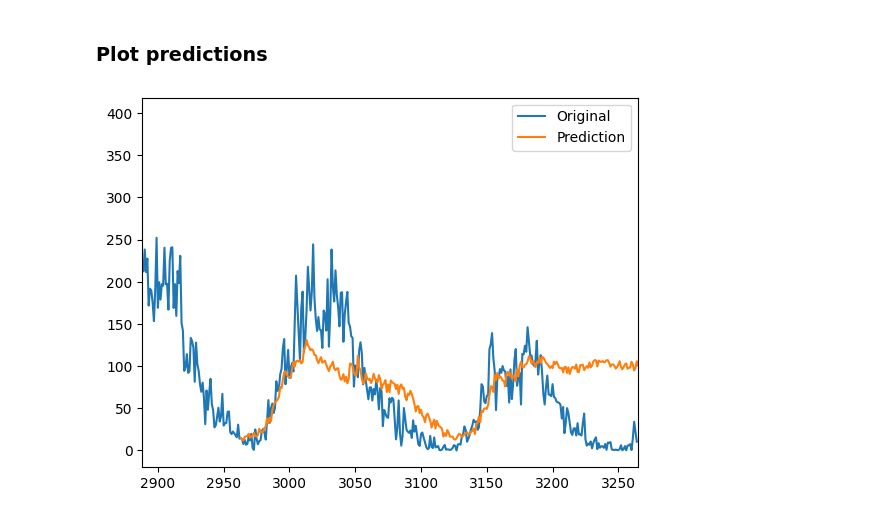
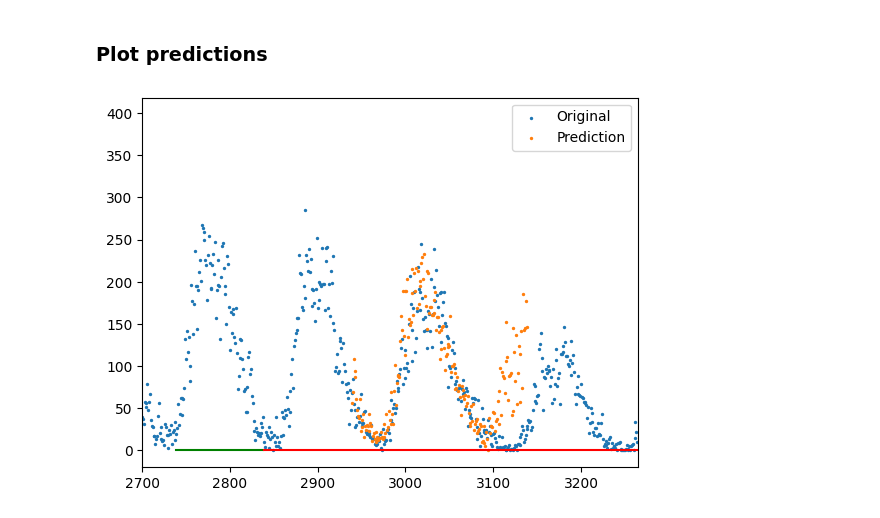
Before and after one commit to Wotaker/timeseries-models, a Jupyter notebook: models/XGB/xgb.ipynb, the cells around one changed output. Drawn from its saved outputs; the diff is of its cells as text; code cells hidden in the pictures.

Commit message:
Window forecast with XGB

```diff
--- a/models/XGB/xgb.ipynb
+++ b/models/XGB/xgb.ipynb
@@ -109,7 +116,7 @@ XGBRegressor(base_score=None, booster=None, callbacks=None,
 # %% [markdown]
 `window`, is an ndarrray $1\times \text{N\_STEPS\_IN}$. We make a prediction based on `window` (single example -> single prediction), then move the `window` right, so that it now contains the prediction. Lastly, we save the prediction to the `predictions` 1D array
 # %%
-def get_predictions(init_window, pretrained_model):
+def ar_forecast(init_window: npt.NDArray[np.float64], pretrained_model: xgb.XGBRegressor) -> npt.NDArray[np.float64]:
 
     predictions = np.array([])
     for _ in range(test_obs):
@@ -119,19 +126,35 @@ def get_predictions(init_window, pretrained_model):
         predictions = np.append(predictions, prediction[0, 0])
 
     return predictions
+
+def window_forecast(past_data: npt.NDArray[np.float64], pretrained_model: xgb.XGBRegressor) -> npt.NDArray[np.float64]:
+
+    return np.squeeze(pretrained_model.predict(np.reshape(past_data, (1, -1))))
+# %%
+test_x = sunspots_total[train_obs - 1 + 100:].values
 # %%
-init_window = np.expand_dims(train_x[-1], axis=0)
-predictions = get_predictions(init_window, xgb_reg)
+if N_STEPS_OUT == 1:
+    init_window = np.expand_dims(train_x[-1], axis=0)
+    forecast = ar_forecast(init_window, xgb_reg)
+else:
+    forecast = window_forecast(test_x[:100], xgb_reg)
 # %% [markdown]
 ### Plot predictions
 # %%
-pred_star_idx = train_obs + N_STEPS_IN
+pred_star_idx = train_obs + N_STEPS_IN - 1
 pred_end_idx = pred_star_idx + test_obs
-# %%
-plt.plot(sunspots_total, color = 'tab:blue', label = 'Original')
-plt.plot(range(pred_star_idx, pred_end_idx), predictions, color = 'tab:orange',label = 'Prediction')
-plt.xlim(pred_star_idx - 75, all_obs)
-plt.legend()
-plt.show()
-# %% [output]
-[figure, removed]
+# %%
+plt.scatter(range(sunspots_total.shape[0]), sunspots_total, color = 'tab:blue', label = 'Original', s=2)
+# plt.scatter(range(pred_star_idx, pred_star_idx + forecast.shape[0]), forecast, color='tab:orange', label='Prediction', s=2)
+plt.scatter(range(
+    train_obs - 1 + 100 + 100,
+    train_obs - 1 + 100 + 100 + 200
+), forecast, color='tab:orange', label='Prediction', s=2)
+plt.plot(range(train_obs - 1, train_obs - 1 + 100), np.zeros(100), color="green")
+plt.plot(range(train_obs - 1 + 100, train_obs - 1 + 100 + test_x.shape[0]), np.zeros(test_x.shape[0]), color="red")
+plt.xlim(pred_star_idx - 75, all_obs)
+plt.xlim(2700, all_obs)
+plt.legend()
+plt.show()
+# %% [output]
+[figure, added]
```
Also changed, not shown: parts of 6 cells of this notebook, 1 other file.
